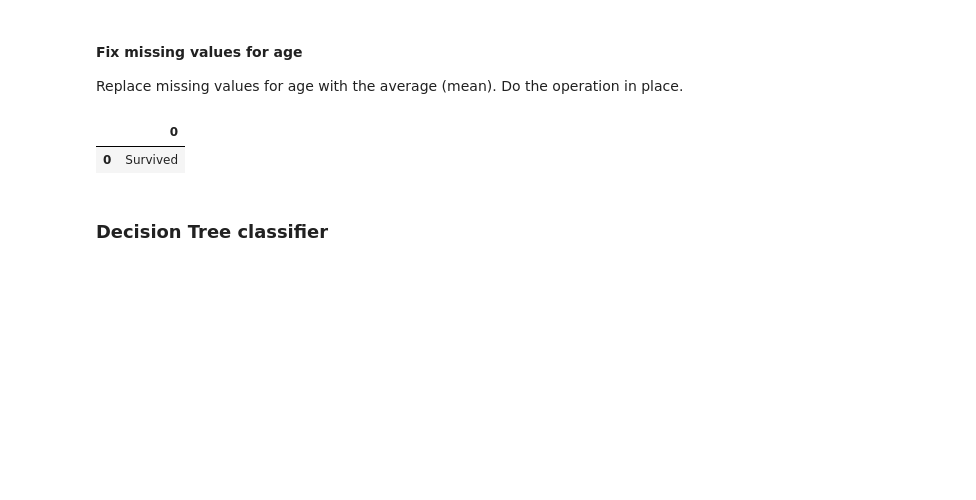
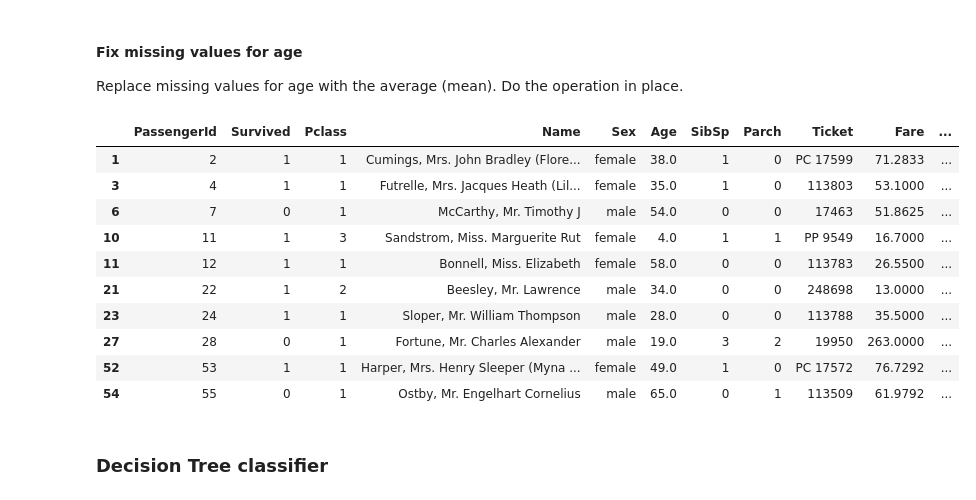
Before and after one commit to mrberns1/streaming-02-multiple-processes, a Jupyter notebook: Applied-Machine-Learning/Midterm_work/mid_starter.ipynb, the cells around one changed output. Saved outputs shown, nothing was run; the diff lists cells and outputs as text; code cells hidden in the pictures; blank space fills up the shorter version.

```diff
--- a/Applied-Machine-Learning/Midterm_work/mid_starter.ipynb
+++ b/Applied-Machine-Learning/Midterm_work/mid_starter.ipynb
@@ -32,12 +32,27 @@ train_data.head(n=10)
 # %% [markdown]
 #### Fix missing values for age
 Replace missing values for age with the average (mean).  Do the operation in place.
-# %%
-# check that cleaning is good (You don't need to add anything here, but you may)
-df.head(n=10)
-# %% [output]
-|  | 0 |
-| 0 | Survived |
+# %%
+# remove rows that are missing values
+train_data.dropna(axis='index', how="any", inplace=True)
+
+age_average = train_data['Age'].mean()
+
+# replace missing values by median or average (or any arbitrary value)
+train_data['Age'].fillna(age_average, inplace=True)
+train_data.head(n=10)
+# %% [output]
+|  | PassengerId | Survived | Pclass | Name | Sex | Age | SibSp | Parch | Ticket | Fare | ... |
+| 1 | 2 | 1 | 1 | Cumings, Mrs. John Bradley (Flore... | female | 38.0 | 1 | 0 | PC 17599 | 71.2833 | ... |
+| 3 | 4 | 1 | 1 | Futrelle, Mrs. Jacques Heath (Lil... | female | 35.0 | 1 | 0 | 113803 | 53.1000 | ... |
+| 6 | 7 | 0 | 1 | McCarthy, Mr. Timothy J | male | 54.0 | 0 | 0 | 17463 | 51.8625 | ... |
+| 10 | 11 | 1 | 3 | Sandstrom, Miss. Marguerite Rut | female | 4.0 | 1 | 1 | PP 9549 | 16.7000 | ... |
+| 11 | 12 | 1 | 1 | Bonnell, Miss. Elizabeth | female | 58.0 | 0 | 0 | 113783 | 26.5500 | ... |
+| 21 | 22 | 1 | 2 | Beesley, Mr. Lawrence | male | 34.0 | 0 | 0 | 248698 | 13.0000 | ... |
+| 23 | 24 | 1 | 1 | Sloper, Mr. William Thompson | male | 28.0 | 0 | 0 | 113788 | 35.5000 | ... |
+| 27 | 28 | 0 | 1 | Fortune, Mr. Charles Alexander | male | 19.0 | 3 | 2 | 19950 | 263.0000 | ... |
+| 52 | 53 | 1 | 1 | Harper, Mrs. Henry Sleeper (Myna ... | female | 49.0 | 1 | 0 | PC 17572 | 76.7292 | ... |
+| 54 | 55 | 0 | 1 | Ostby, Mr. Engelhart Cornelius | male | 65.0 | 0 | 1 | 113509 | 61.9792 | ... |
 # %% [markdown]
 ### Decision Tree classifier
 # %% [markdown]
```
Also changed, not shown: parts of 7 cells of this notebook, 1 other file.
